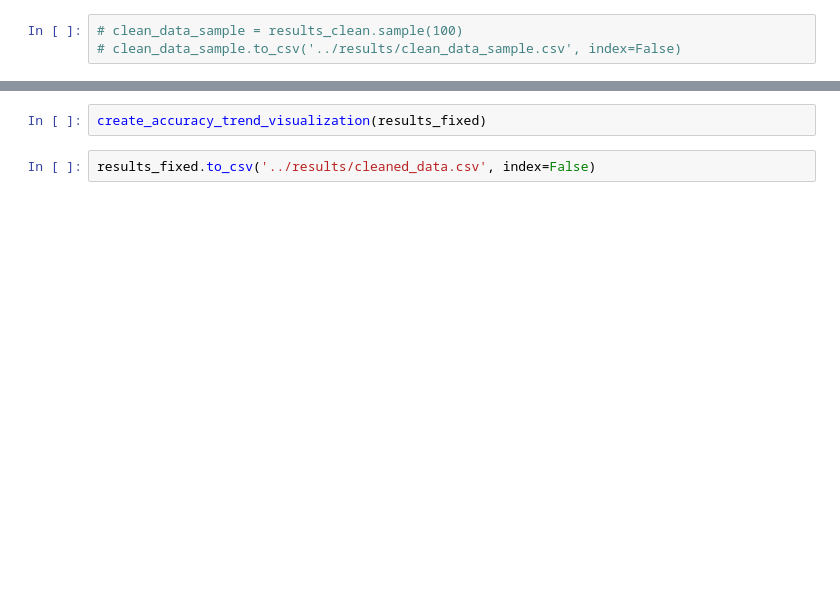
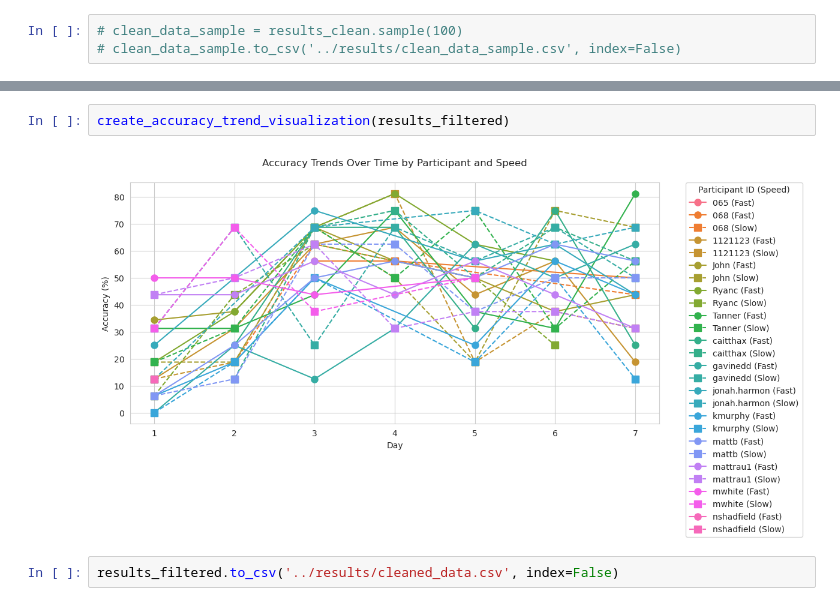
Before and after one commit to m6urns/muller-lyer-replication, a Jupyter notebook: notebooks/results-cleaning.ipynb, the cells around one changed output, grey strips where cells are left out. Cells and saved outputs as stored; diff of their text form; blank space fills up the shorter version.

Commit message:
Clean up class data

```diff
--- a/notebooks/results-cleaning.ipynb
+++ b/notebooks/results-cleaning.ipynb
@@ -576,4 +733,6 @@ create_accuracy_trend_visualization(results_fixed, users_to_include=['HRB'])
 # %%
-create_accuracy_trend_visualization(results_fixed)
+create_accuracy_trend_visualization(results_filtered)
+# %% [output]
+[figure, added]
 # %%
-results_fixed.to_csv('../results/cleaned_data.csv', index=False)
+results_filtered.to_csv('../results/cleaned_data.csv', index=False)
```
Also changed, not shown: parts of 12 cells of this notebook, 1 other file.
